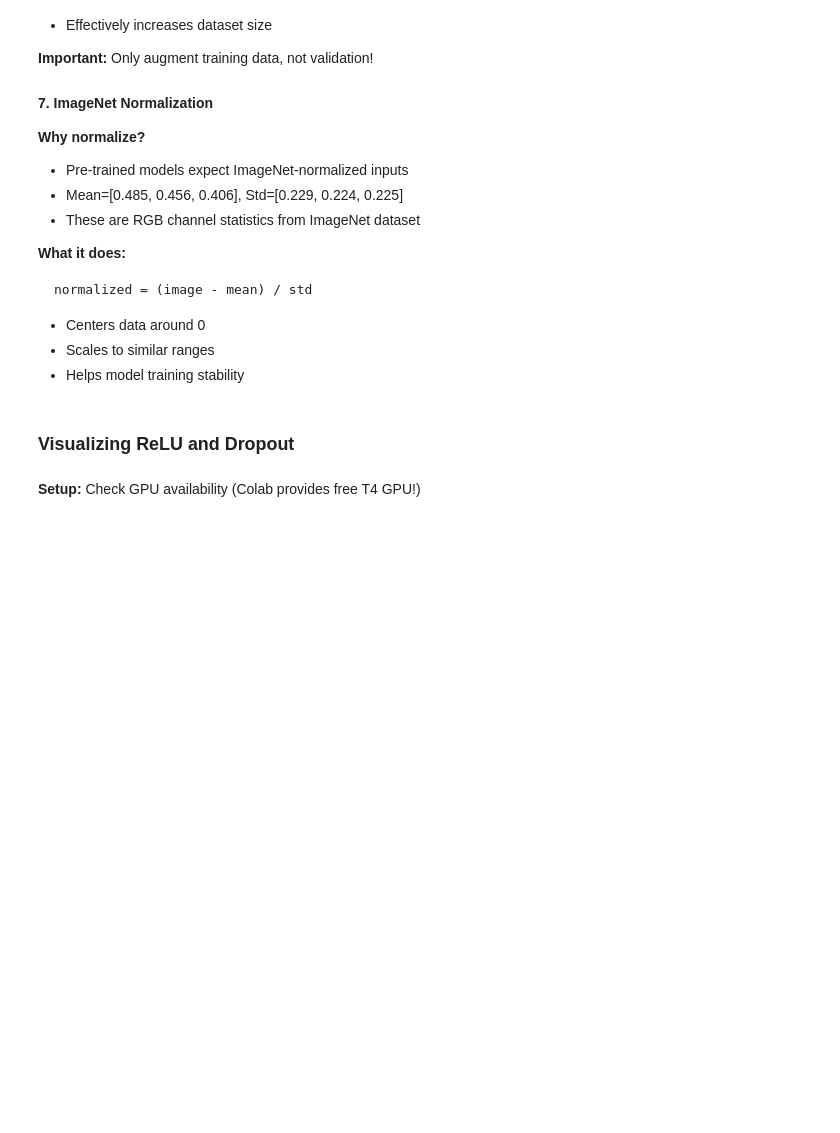
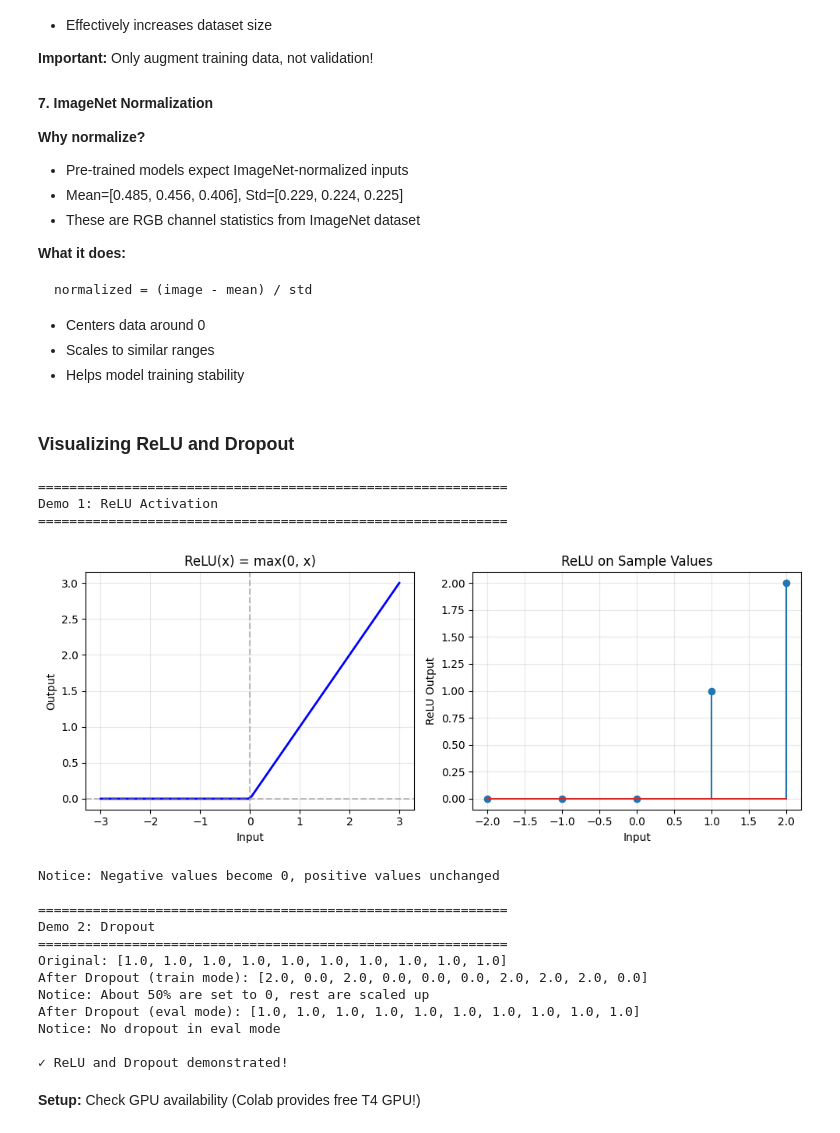
Before and after one commit to hhe0u0/micrograd-lab, a Jupyter notebook: lab5_transfer_learning_solution.ipynb, the cells around one changed output. Drawn from its saved outputs; the diff is of its cells as text; code cells hidden in the pictures; blank space fills up the shorter version.

```diff
--- a/lab5_transfer_learning_solution.ipynb
+++ b/lab5_transfer_learning_solution.ipynb
@@ -761,13 +765,14 @@ normalized = (image - mean) / std
 # %% [markdown]
 ### Visualizing ReLU and Dropout
 # %%
-iimport random
+import random
+import numpy as np
 
 # Set random seeds for reproducibility
 np.random.seed(42)
 random.seed(42)
 
-mport torch
+import torch
 import torch.nn as nn
 import matplotlib.pyplot as plt
 import numpy as np
@@ -806,33 +811,50 @@ plt.tight_layout()
 plt.show()
 
 print("Notice: Negative values become 0, positive values unchanged")
 
 # Separator
 print()
 print("=" * 60)
 print("Demo 2: Dropout")
 print("=" * 60)
 
 # Demo dropout
 dropout = nn.Dropout(0.5)
 x = torch.ones(10)
 
 print("Original:", x.tolist())
 
 # Training mode (dropout active)
 dropout.train()
 y_train = dropout(x)
 print("After Dropout (train mode):", y_train.tolist())
 print("Notice: About 50% are set to 0, rest are scaled up")
 
 # Eval mode (no dropout)
 dropout.eval()
 y_eval = dropout(x)
 print("After Dropout (eval mode):", y_eval.tolist())
 print("Notice: No dropout in eval mode")
 
 print()
 print("✓ ReLU and Dropout demonstrated!")
+# %% [output]
+============================================================
+Demo 1: ReLU Activation
+============================================================
+[figure, added]
+Notice: Negative values become 0, positive values unchanged
+
+============================================================
+Demo 2: Dropout
+============================================================
+Original: [1.0, 1.0, 1.0, 1.0, 1.0, 1.0, 1.0, 1.0, 1.0, 1.0]
+After Dropout (train mode): [2.0, 0.0, 2.0, 0.0, 0.0, 0.0, 2.0, 2.0, 2.0, 0.0]
+Notice: About 50% are set to 0, rest are scaled up
+After Dropout (eval mode): [1.0, 1.0, 1.0, 1.0, 1.0, 1.0, 1.0, 1.0, 1.0, 1.0]
+Notice: No dropout in eval mode
+
+✓ ReLU and Dropout demonstrated!
 # %% [markdown]
 **Setup:** Check GPU availability (Colab provides free T4 GPU!)
 # %%
```
Also changed, not shown: parts of 12 cells of this notebook, 1 other file.
